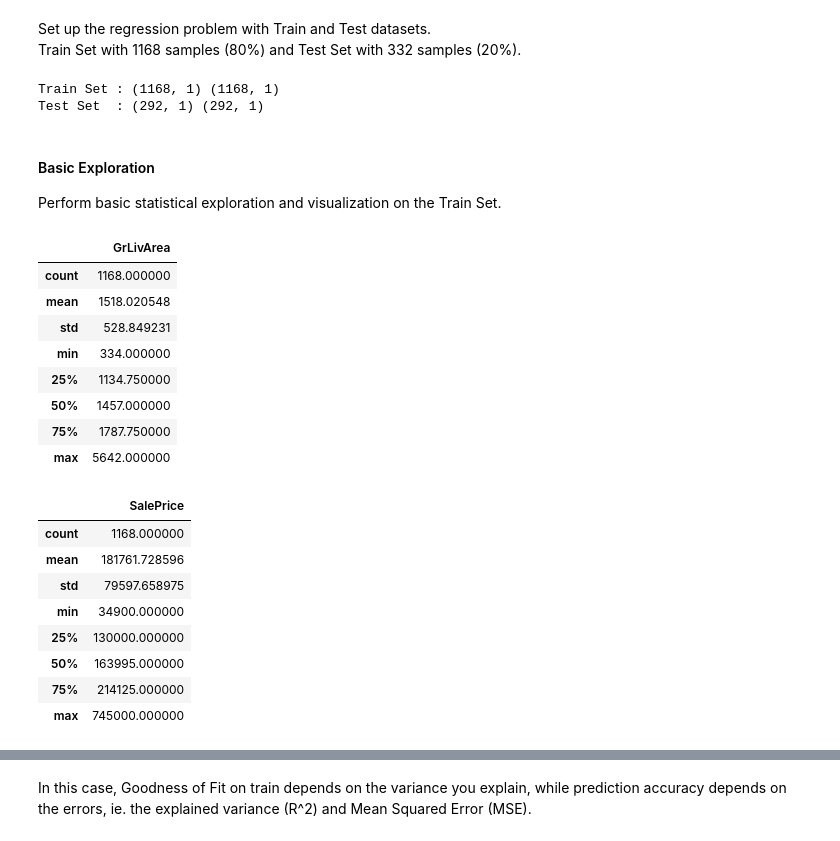
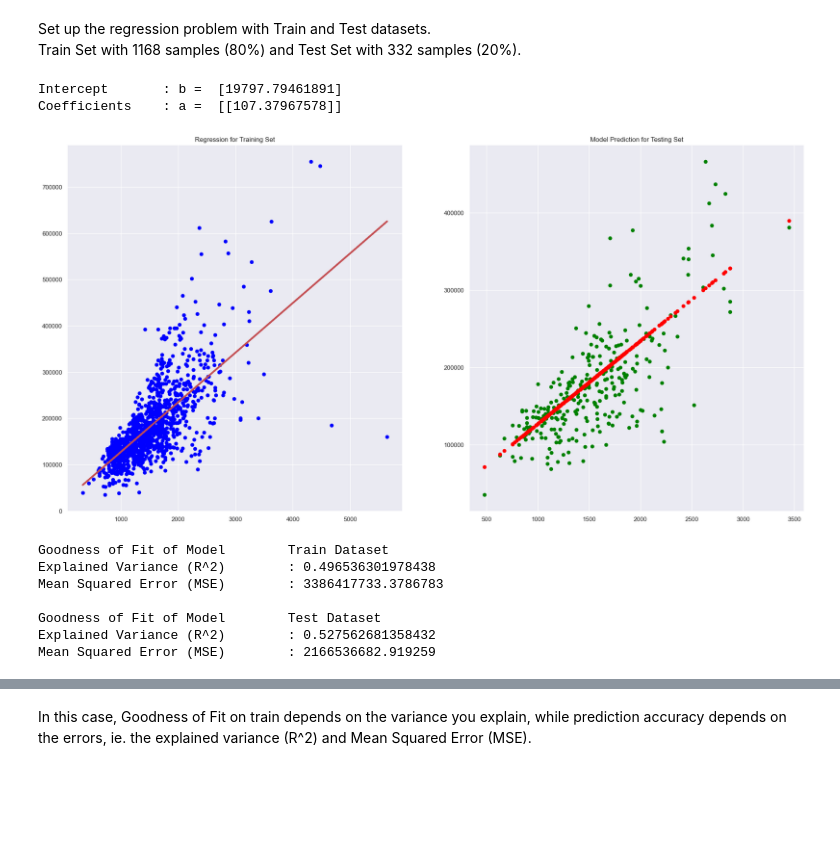
Before and after one commit to keithfykai/sc1015, a Jupyter notebook: Lab 4/lab4 solution.ipynb, the cells around one changed output, grey strips where cells are left out. Saved outputs shown, nothing was run; the diff lists cells and outputs as text; code cells hidden in the pictures; blank space fills up the shorter version.

```diff
--- a/Lab 4/lab4 solution.ipynb
+++ b/Lab 4/lab4 solution.ipynb
@@ -93,45 +166,15 @@ Extract the variables and the associated data as a Pandas `DataFrame`.
 Set up the regression problem with Train and Test datasets.
 Train Set with 1168 samples (80%) and Test Set with 332 samples (20%).
 # %%
-saleprice = pd.DataFrame(house_prices['SalePrice'])
-grlivarea = pd.DataFrame(house_prices['GrLivArea'])
-totalbsmtsf = pd.DataFrame(house_prices['TotalBsmtSF'])
-garagearea = pd.DataFrame(house_prices['GarageArea'])
-
-X_train, X_test, y_train, y_test = train_test_split(grlivarea, saleprice, test_size=0.2)
-
-print("Train Set :", X_train.shape, y_train.shape)
-print("Test Set  :", X_test.shape, y_test.shape)
+lr(X='GrLivArea', y='SalePrice', df=house_prices)
 # %% [output]
-Train Set : (1168, 1) (1168, 1)
-Test Set  : (292, 1) (292, 1)
+Intercept       : b =  [19797.79461891]
+Coefficients    : a =  [[107.37967578]]
+[figure, added]
+Goodness of Fit of Model        Train Dataset
+Explained Variance (R^2)        : 0.496536301978438
+Mean Squared Error (MSE)        : 3386417733.3786783
+
+Goodness of Fit of Model        Test Dataset
+Explained Variance (R^2)        : 0.527562681358432
+Mean Squared Error (MSE)        : 2166536682.919259
-# %% [markdown]
-#### Basic Exploration
-
-Perform basic statistical exploration and visualization on the Train Set.
-# %%
-# Summary Statistics for GrLivArea_train
-X_train.describe()
-# %% [output]
-|  | GrLivArea |
-| count | 1168.000000 |
-| mean | 1518.020548 |
-| std | 528.849231 |
-| min | 334.000000 |
-| 25% | 1134.750000 |
-| 50% | 1457.000000 |
-| 75% | 1787.750000 |
-| max | 5642.000000 |
-# %%
-# Summary Statistics for SalePrice_train
-y_train.describe()
-# %% [output]
-|  | SalePrice |
-| count | 1168.000000 |
-| mean | 181761.728596 |
-| std | 79597.658975 |
-| min | 34900.000000 |
-| 25% | 130000.000000 |
-| 50% | 163995.000000 |
-| 75% | 214125.000000 |
-| max | 745000.000000 |
```
Also changed, not shown: parts of 8 cells of this notebook, 5 other files.
